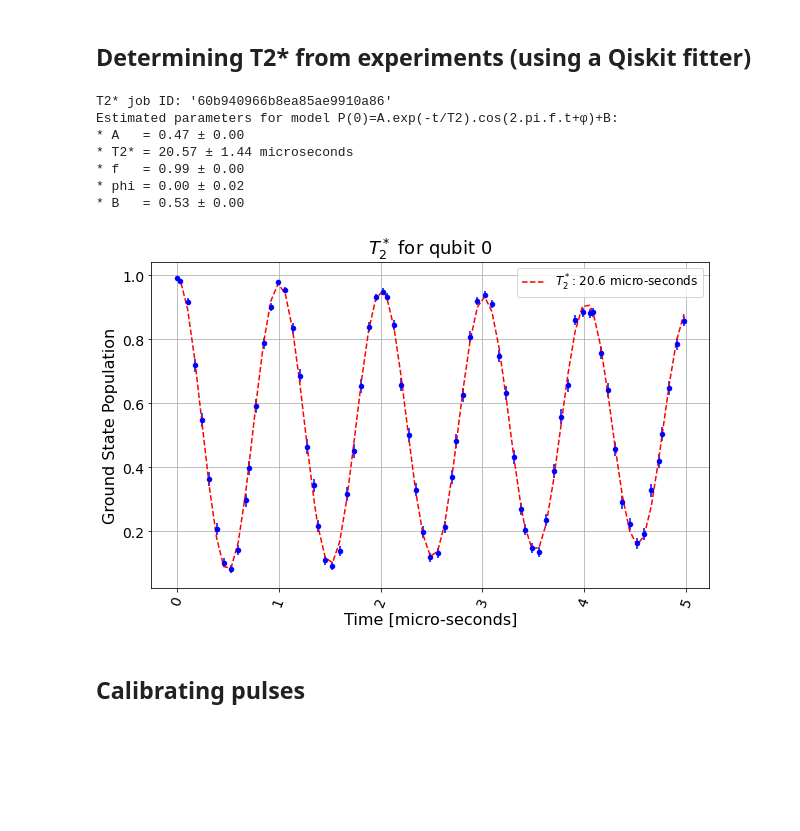
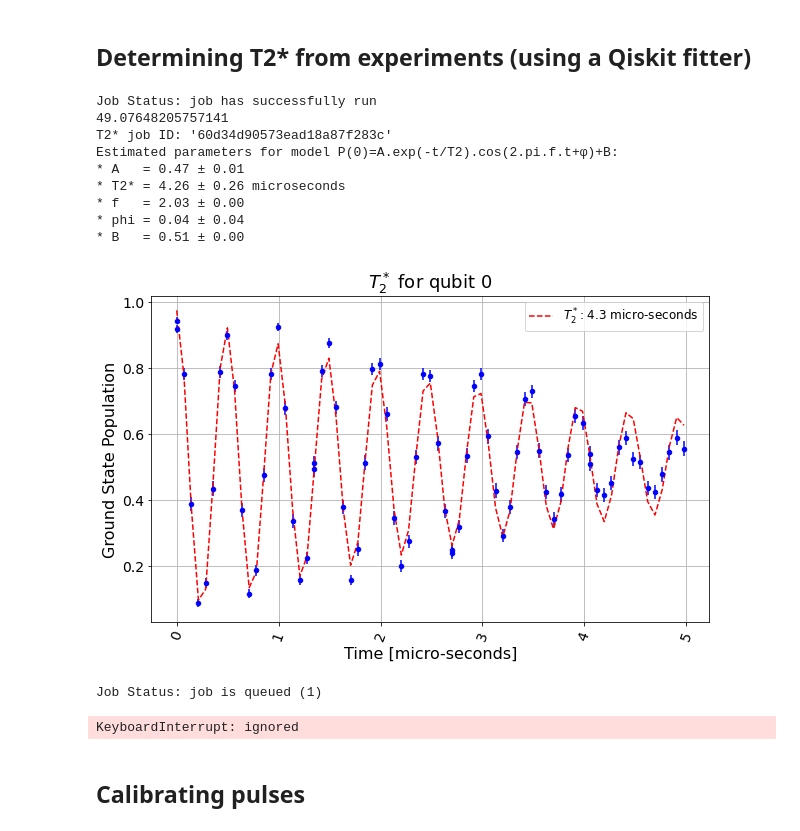
Before and after one commit to alexandra-frca/bayesianlearning, a Jupyter notebook: IBMQ experiments/IBMQ_experiments.ipynb, the cells around one changed output. Saved outputs shown, nothing was run; the diff lists cells and outputs as text; code cells hidden in the pictures; blank space fills up the shorter version.

```diff
--- a/IBMQ experiments/IBMQ_experiments.ipynb
+++ b/IBMQ experiments/IBMQ_experiments.ipynb
@@ -32,7 +31,8 @@ ERROR: qiskit-aqua 0.9.1 has requirement retworkx<=0.8.0,>=0.7.0, but you'll hav
 # %% [markdown]
 ### Basic imports and backend qubit defaults
 # %%
-import random, numpy as np, matplotlib.pyplot as plt, pickle
+import random, time, os, shutil, numpy as np, matplotlib.pyplot as plt, pickle
+from pathlib import Path
 from scipy.optimize import curve_fit
 from google.colab import files
 from qiskit import execute
@@ -55,8 +55,9 @@ if save_and_load: # First time run.
 def get_closest_multiple_of_16(num):
     return int(num + 8 ) - (int(num + 8 ) % 16)
 
-specific_choice = False
-nqubits = None
+specific_choice = None #'ibmq_guadalupe'
+nqubits = 1
+exclude = None
 
 mock_backend = False
 if mock_backend:
@@ -71,18 +72,18 @@ elif nqubits is not None and nqubits==1:
   provider = IBMQ.get_provider(hub='ibm-q', group='open', project='main')
   backend = provider.get_backend('ibmq_armonk')
   print("Selected single qubit backend: ", backend, end="")
-elif specific_choice:
+elif specific_choice is not None:
   provider=IBMQ.get_provider(hub='ibm-q-minho', group='academicprojects', project='quantalab')
-  backend = provider.get_backend('ibmq_guadalupe')
+  backend = provider.get_backend(specific_choice)
   print("Selected backend: ", backend, end="")
 else:
   provider=IBMQ.get_provider(hub='ibm-q-minho', group='academicprojects', project='quantalab')
   conditional_backends = provider.backends(filters=lambda x:
                             (nqubits is None or x.configuration().n_qubits==nqubits)
                             and not x.configuration().simulator
-                            and x.configuration().backend_name!='ibmq_guadalupe'
+                            and x.configuration().backend_name != exclude
                             and x.configuration().open_pulse is True)
-  backend = least_busy(conditional_backends)
+  backend = least_busy(conditional_backends,reservation_lookahead=2*60)
   print("Selected least busy backend: ", backend,end="")
 
 
@@ -99,7 +100,6 @@ print("Maximum pending jobs allowed per user: ",
       "no limit" if maxjobs is None else maxjobs)
 print(configuration.to_dict())
 
-
 t1_est = properties.t1(q)
 t2_est = properties.t2(q)
 freq_est = properties.frequency(q)
@@ -243,7 +368,7 @@ Estimated parameters for model P(1)=A.exp(-t/T1)+B:
 # %%
 from qiskit.ignis.characterization.coherence import t2_circuits, T2Fitter
 
-run_again = False
+run_again = True
 if run_again:
     ngates = np.linspace(0, 2*t2_est/(2*time_unit), 75, dtype='int')
     gate_time = time_unit*1e6 # In microseconds.
@@ -297,47 +424,67 @@ from qiskit.ignis.characterization.coherence import t2star_circuits, T2StarFitte
 ngates_star = np.linspace(0, 5e-6/time_unit, 75, dtype='int')
 gate_time = time_unit*1e6
 t2star_circs, t2star_delays, osc_freq = \
-                          t2star_circuits(ngates_star, gate_time, [q], nosc=5)
+                          t2star_circuits(ngates_star, gate_time, [q], nosc=10)
 
 run_again = True
 if run_again:
+
     t2star_job = execute(t2star_circs, backend, shots=512, optimization_level=0)
+
+    '''
+    To time (~ 50 seconds for 75 ngates, 512 shots)
+    while(str(t2star_job.status())!='JobStatus.RUNNING'):
+        pass
+    t0 = time.time()
+    job_monitor(t2star_job)
+    print(time.time()-t0)
+    '''
+
     print(f"T2* job ID: \'{t2star_job.job_id()}\'")
+    job_monitor(t2star_job)
 else:
-    t2star_job = backend.retrieve_job('609a9eec752f3b2d2b4e3056')
+    t2star_job = backend.retrieve_job('60cdffacf10da2f6434e03cc')
     # np.linspace(10, 100, 50, dtype='int') for 6099773f016639105426250e
 t2star_result = t2star_job.result()
 
 t2star0 = 10
 
 #Parameters by order (A,T2*,f,phi,B) for P(1)=A.exp(-t/T2*)*cos(2pi*f*t+phi)+B
 t2star_fit = T2StarFitter(t2star_result, t2star_delays, [q],
                           fit_p0=[0.5, t2star0, osc_freq, 0, 0.5],
                           fit_bounds=([0, 0, 0, 0, 0],
-                                      [1, 40, 2*osc_freq, 2*np.pi, 1]),
+                                      [1, 100, 2*osc_freq, 2*np.pi, 1]),
                           time_unit='micro-seconds')
 
 print("Estimated parameters for model P(0)=A.exp(-t/T2).cos(2.pi.f.t+φ)+B:")
 labels = ["A  ","T2*","f  ","phi","B  "]
 params = t2star_fit.params[str(q)][0]
 errors = t2star_fit.params_err[str(q)][0]
 for i in range(len(params)):
     print("* %s = %.2f ± %.2f" % (labels[i],params[i],errors[i]),end="")
     extra = " microseconds" if str(labels[i])[0]=='T'else ""
     print(extra)
 
 fig,ax = plt.subplots(figsize=(10, 6))
 t2star_fit.plot(0,ax=ax)
 plt.show()
 # %% [output]
-T2* job ID: '60b940966b8ea85ae9910a86'
+Job Status: job has successfully run
+49.07648205757141
+T2* job ID: '60d34d90573ead18a87f283c'
 Estimated parameters for model P(0)=A.exp(-t/T2).cos(2.pi.f.t+φ)+B:
-* A   = 0.47 ± 0.00
-* T2* = 20.57 ± 1.44 microseconds
-* f   = 0.99 ± 0.00
-* phi = 0.00 ± 0.02
-* B   = 0.53 ± 0.00
+* A   = 0.47 ± 0.01
+* T2* = 4.26 ± 0.26 microseconds
+* f   = 2.03 ± 0.00
+* phi = 0.04 ± 0.04
+* B   = 0.51 ± 0.00
-[figure, old version]
+[figure, new version]
+# %%
+t2star_job = backend.retrieve_job('60d09757f80e3a5b109ea87e')
+job_monitor(t2star_job)
+# %% [output]
+Job Status: job is queued (1)
+KeyboardInterrupt: ignored
 # %% [markdown]
 ## Calibrating pulses
 # %% [markdown]
```
Also changed, not shown: parts of 20 cells of this notebook, 2 other files.
